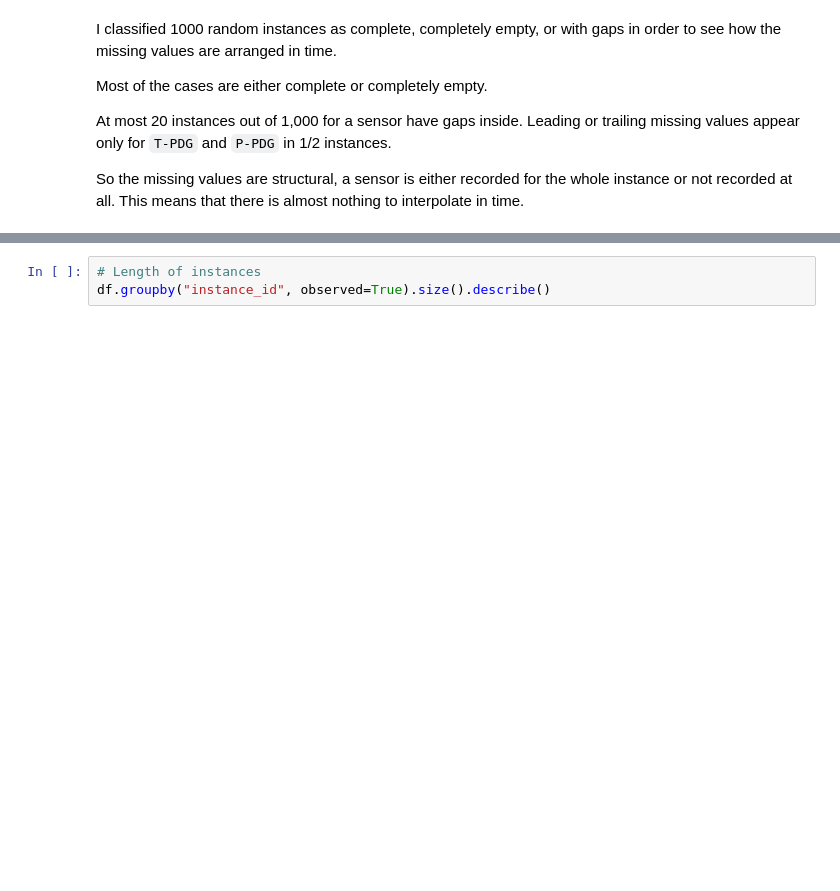
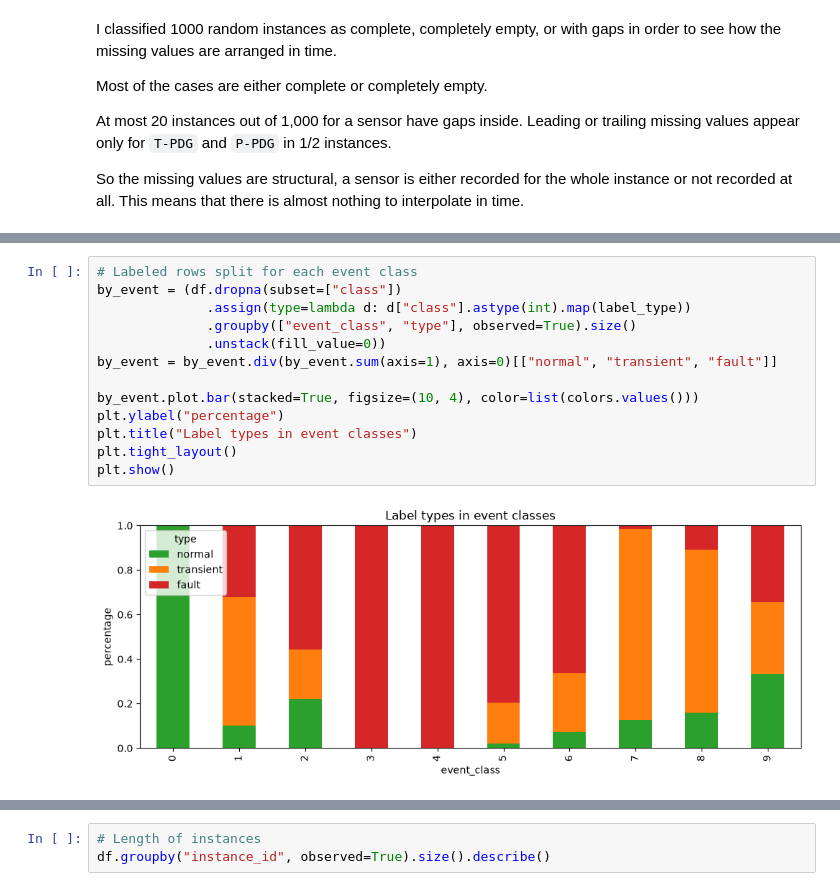
Before and after one commit to tommasofacchin/uis-msc-data-science, a Jupyter notebook: DAT540 - Data science/Project/01_eda.ipynb, the cells around one changed output, grey strips where cells are left out. Cells and saved outputs as stored; diff of their text form; blank space fills up the shorter version.

```diff
--- a/DAT540 - Data science/Project/01_eda.ipynb
+++ b/DAT540 - Data science/Project/01_eda.ipynb
@@ -376,0 +477,15 @@ So the missing values are structural, a sensor is either recorded for the whole
+# %%
+# Labeled rows split for each event class
+by_event = (df.dropna(subset=["class"])
+              .assign(type=lambda d: d["class"].astype(int).map(label_type))
+              .groupby(["event_class", "type"], observed=True).size()
+              .unstack(fill_value=0))
+by_event = by_event.div(by_event.sum(axis=1), axis=0)[["normal", "transient", "fault"]]
+
+by_event.plot.bar(stacked=True, figsize=(10, 4), color=list(colors.values()))
+plt.ylabel("percentage")
+plt.title("Label types in event classes")
+plt.tight_layout()
+plt.show()
+# %% [output]
+[figure, added]
```
Also changed, not shown: parts of 9 cells of this notebook, 3 other files.
